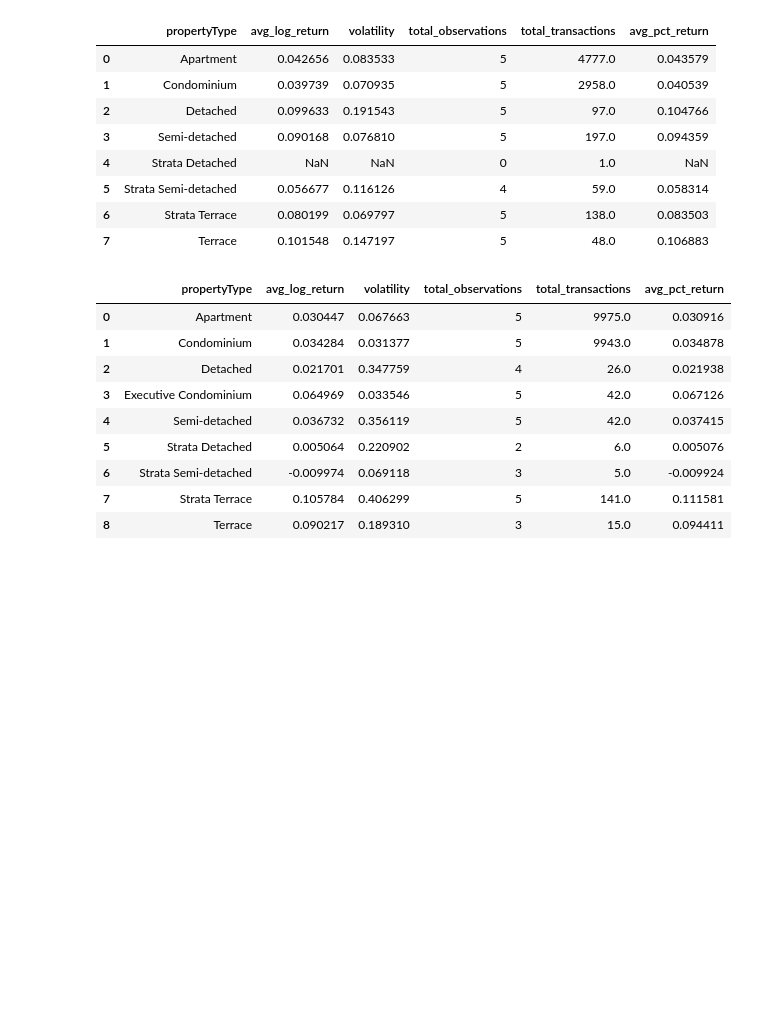
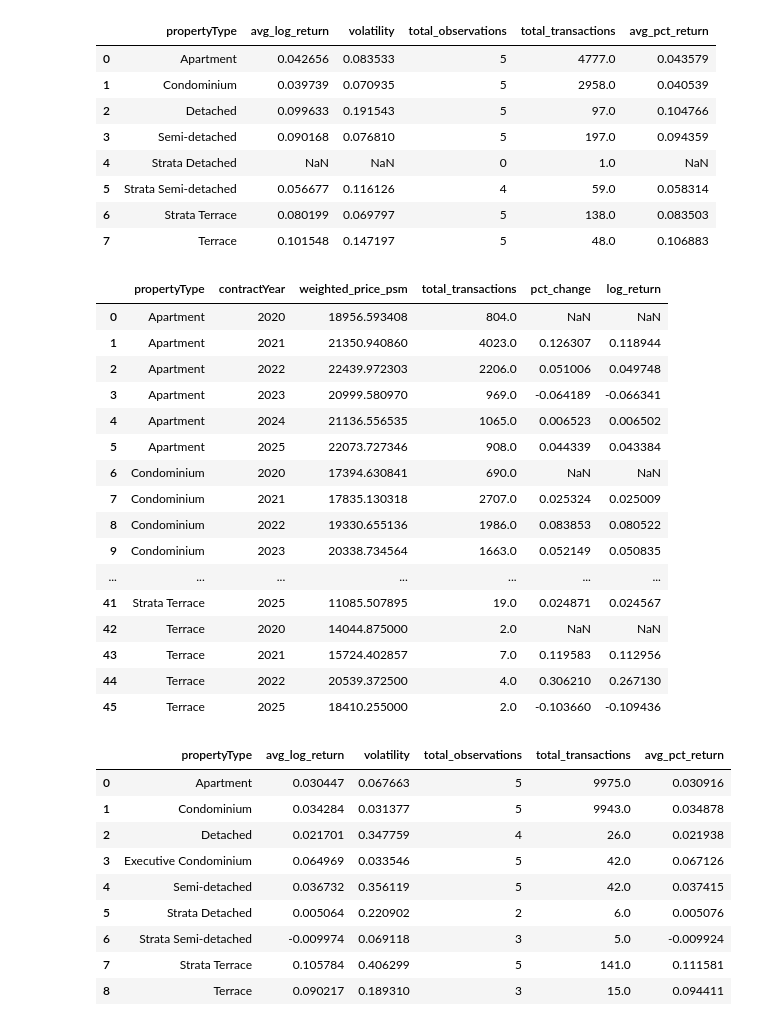
Before and after one commit to AdityaPugalia/Singapore-Housing-Price-Analysis, a Jupyter notebook: Returns_PropPrice.ipynb, the cells around one changed output. Drawn from its saved outputs; the diff is of its cells as text; code cells hidden in the pictures; blank space fills up the shorter version.

```diff
--- a/Returns_PropPrice.ipynb
+++ b/Returns_PropPrice.ipynb
@@ -449,6 +565,26 @@ summary.head(n=99)
 | 5 | Strata Semi-detached | 0.056677 | 0.116126 | 4 | 59.0 | 0.058314 |
 | 6 | Strata Terrace | 0.080199 | 0.069797 | 5 | 138.0 | 0.083503 |
 | 7 | Terrace | 0.101548 | 0.147197 | 5 | 48.0 | 0.106883 |
+# %%
+df_rcr.head(n=50)
+# %% [output]
+|  | propertyType | contractYear | weighted_price_psm | total_transactions | pct_change | log_return |
+| 0 | Apartment | 2020 | 18956.593408 | 804.0 | NaN | NaN |
+| 1 | Apartment | 2021 | 21350.940860 | 4023.0 | 0.126307 | 0.118944 |
+| 2 | Apartment | 2022 | 22439.972303 | 2206.0 | 0.051006 | 0.049748 |
+| 3 | Apartment | 2023 | 20999.580970 | 969.0 | -0.064189 | -0.066341 |
+| 4 | Apartment | 2024 | 21136.556535 | 1065.0 | 0.006523 | 0.006502 |
+| 5 | Apartment | 2025 | 22073.727346 | 908.0 | 0.044339 | 0.043384 |
+| 6 | Condominium | 2020 | 17394.630841 | 690.0 | NaN | NaN |
+| 7 | Condominium | 2021 | 17835.130318 | 2707.0 | 0.025324 | 0.025009 |
+| 8 | Condominium | 2022 | 19330.655136 | 1986.0 | 0.083853 | 0.080522 |
+| 9 | Condominium | 2023 | 20338.734564 | 1663.0 | 0.052149 | 0.050835 |
+| ... | ... | ... | ... | ... | ... | ... |
+| 41 | Strata Terrace | 2025 | 11085.507895 | 19.0 | 0.024871 | 0.024567 |
+| 42 | Terrace | 2020 | 14044.875000 | 2.0 | NaN | NaN |
+| 43 | Terrace | 2021 | 15724.402857 | 7.0 | 0.119583 | 0.112956 |
+| 44 | Terrace | 2022 | 20539.372500 | 4.0 | 0.306210 | 0.267130 |
+| 45 | Terrace | 2025 | 18410.255000 | 2.0 | -0.103660 | -0.109436 |
 # %%
 summary = (
     df_rcr.groupby("propertyType")
```
Also changed, not shown: parts of 10 cells of this notebook, 1 other file.
